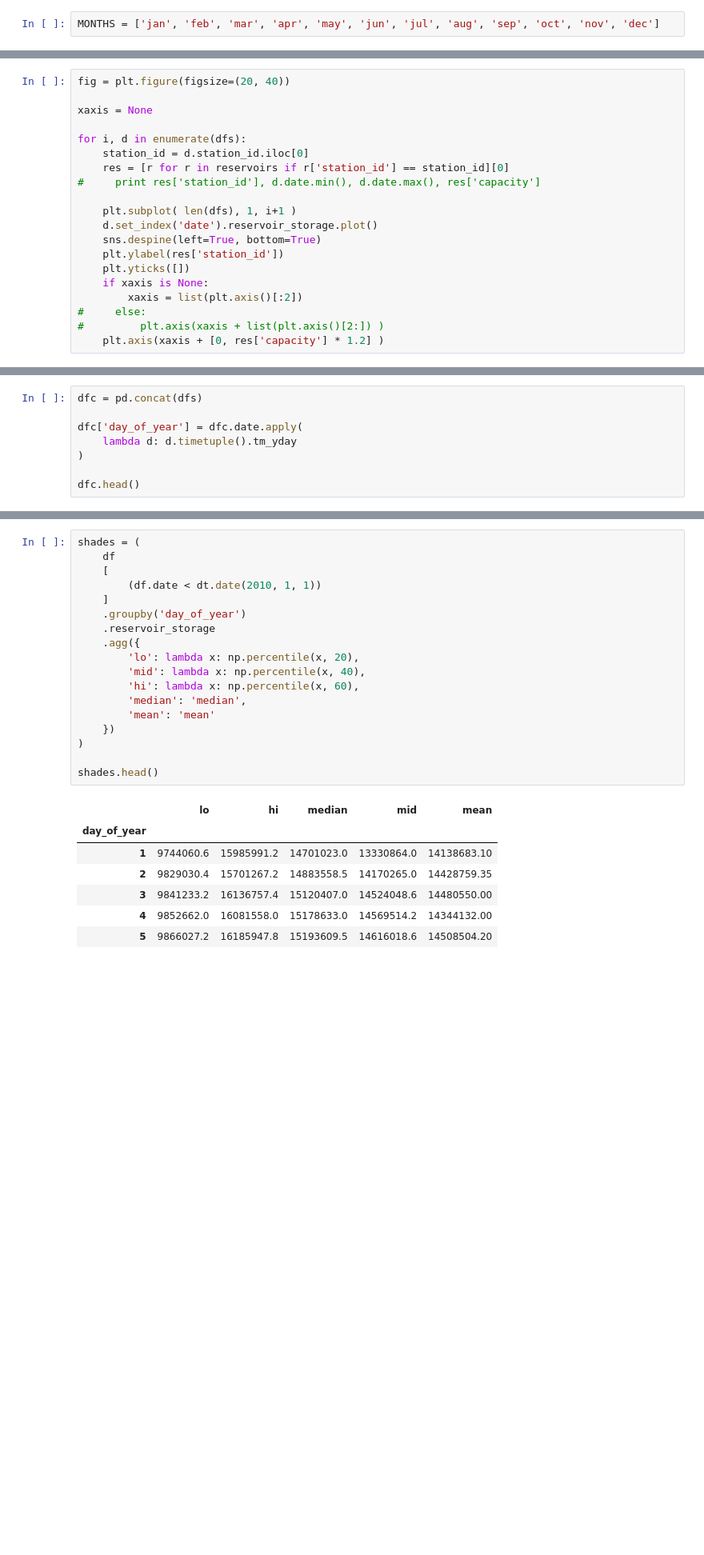
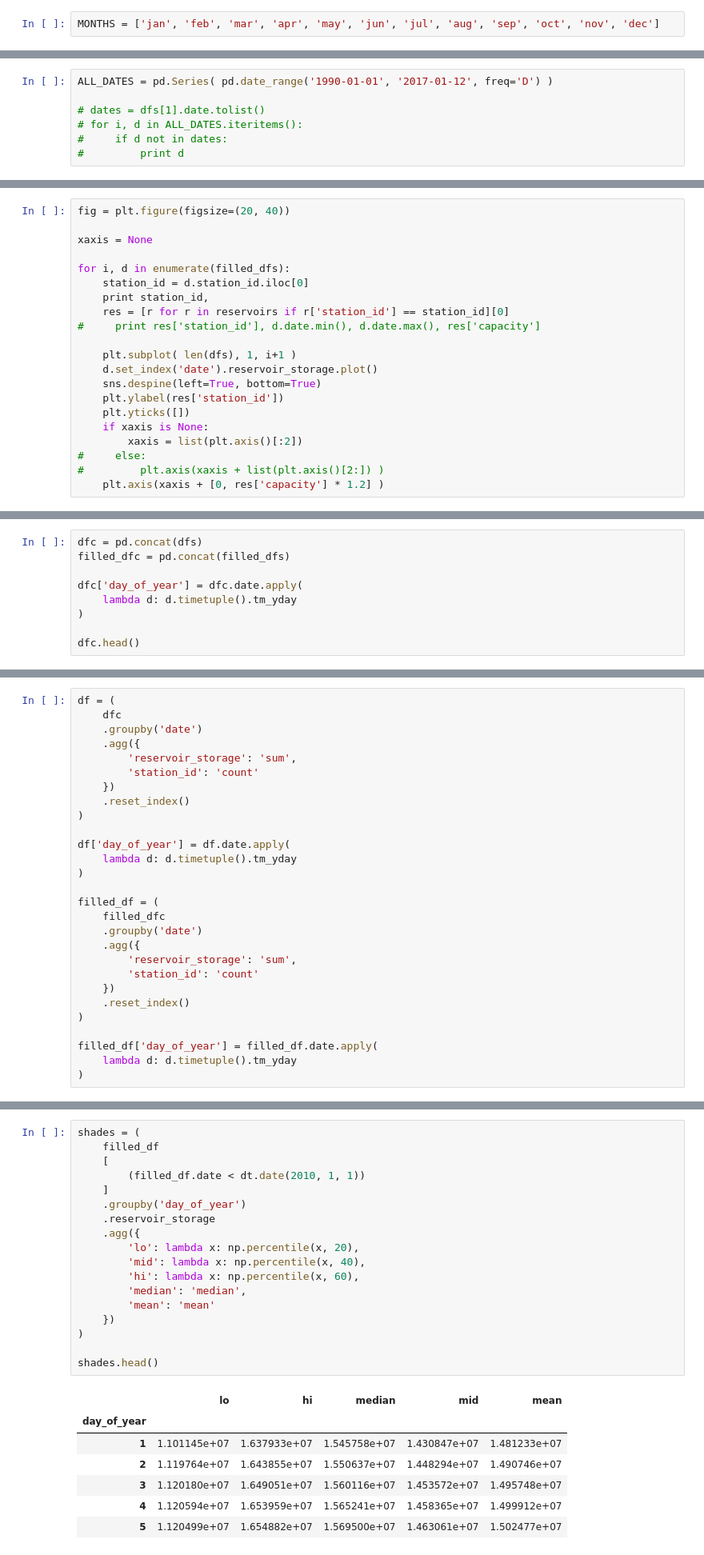
Before and after one commit to matttrent/waterbot, a Jupyter notebook: notebooks/historical_levels.ipynb, the cells around one changed output, grey strips where cells are left out. Shown at 80% size. Saved outputs shown, nothing was run; the diff lists cells and outputs as text; blank space fills up the shorter version.

```diff
--- a/notebooks/historical_levels.ipynb
+++ b/notebooks/historical_levels.ipynb
@@ -47,0 +52,7 @@ for reservoir in reservoirs:
+# %%
+ALL_DATES = pd.Series( pd.date_range('1990-01-01', '2017-01-12', freq='D') )
+
+# dates = dfs[1].date.tolist()
+# for i, d in ALL_DATES.iteritems():
+#     if d not in dates:
+#         print d
@@ -50,8 +90,9 @@ fig = plt.figure(figsize=(20, 40))
 
 xaxis = None
 
-for i, d in enumerate(dfs):
+for i, d in enumerate(filled_dfs):
     station_id = d.station_id.iloc[0]
+    print station_id,
     res = [r for r in reservoirs if r['station_id'] == station_id][0]
 #     print res['station_id'], d.date.min(), d.date.max(), res['capacity']
 
@@ -75,5 +114,6 @@ dfs[-1].set_index('date').reservoir_storage.plot()
 # %%
 dfc = pd.concat(dfs)
+filled_dfc = pd.concat(filled_dfs)
 
 dfc['day_of_year'] = dfc.date.apply(
     lambda d: d.timetuple().tm_yday
@@ -133,0 +140,28 @@ df.head(20)
+# %%
+df = (
+    dfc
+    .groupby('date')
+    .agg({
+        'reservoir_storage': 'sum',
+        'station_id': 'count'
+    })
+    .reset_index()
+)
+
+df['day_of_year'] = df.date.apply(
+    lambda d: d.timetuple().tm_yday
+)
+
+filled_df = (
+    filled_dfc
+    .groupby('date')
+    .agg({
+        'reservoir_storage': 'sum',
+        'station_id': 'count'
+    })
+    .reset_index()
+)
+
+filled_df['day_of_year'] = filled_df.date.apply(
+    lambda d: d.timetuple().tm_yday
+)
@@ -146,27 +195,27 @@ plt.figure(figsize=(20,4))
 # %%
 shades = (
-    df
+    filled_df
     [
-        (df.date < dt.date(2010, 1, 1))
+        (filled_df.date < dt.date(2010, 1, 1))
     ]
     .groupby('day_of_year')
     .reservoir_storage
     .agg({
         'lo': lambda x: np.percentile(x, 20),
         'mid': lambda x: np.percentile(x, 40),
         'hi': lambda x: np.percentile(x, 60),
         'median': 'median',
         'mean': 'mean'
     })
 )
 
 shades.head()
 # %% [output]
 |  | lo | hi | median | mid | mean |
 | day_of_year |  |  |  |  |  |
-| 1 | 9744060.6 | 15985991.2 | 14701023.0 | 13330864.0 | 14138683.10 |
-| 2 | 9829030.4 | 15701267.2 | 14883558.5 | 14170265.0 | 14428759.35 |
-| 3 | 9841233.2 | 16136757.4 | 15120407.0 | 14524048.6 | 14480550.00 |
-| 4 | 9852662.0 | 16081558.0 | 15178633.0 | 14569514.2 | 14344132.00 |
-| 5 | 9866027.2 | 16185947.8 | 15193609.5 | 14616018.6 | 14508504.20 |
+| 1 | 1.101145e+07 | 1.637933e+07 | 1.545758e+07 | 1.430847e+07 | 1.481233e+07 |
+| 2 | 1.119764e+07 | 1.643855e+07 | 1.550637e+07 | 1.448294e+07 | 1.490746e+07 |
+| 3 | 1.120180e+07 | 1.649051e+07 | 1.560116e+07 | 1.453572e+07 | 1.495748e+07 |
+| 4 | 1.120594e+07 | 1.653959e+07 | 1.565241e+07 | 1.458365e+07 | 1.499912e+07 |
+| 5 | 1.120499e+07 | 1.654882e+07 | 1.569500e+07 | 1.463061e+07 | 1.502477e+07 |
 # %%
```
Also changed, not shown: parts of 14 cells of this notebook.
